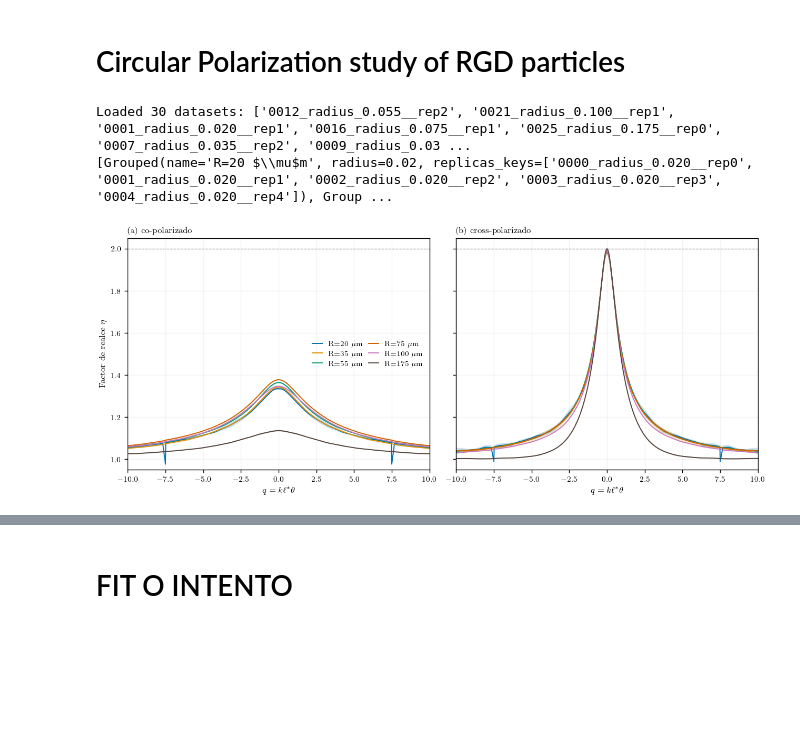
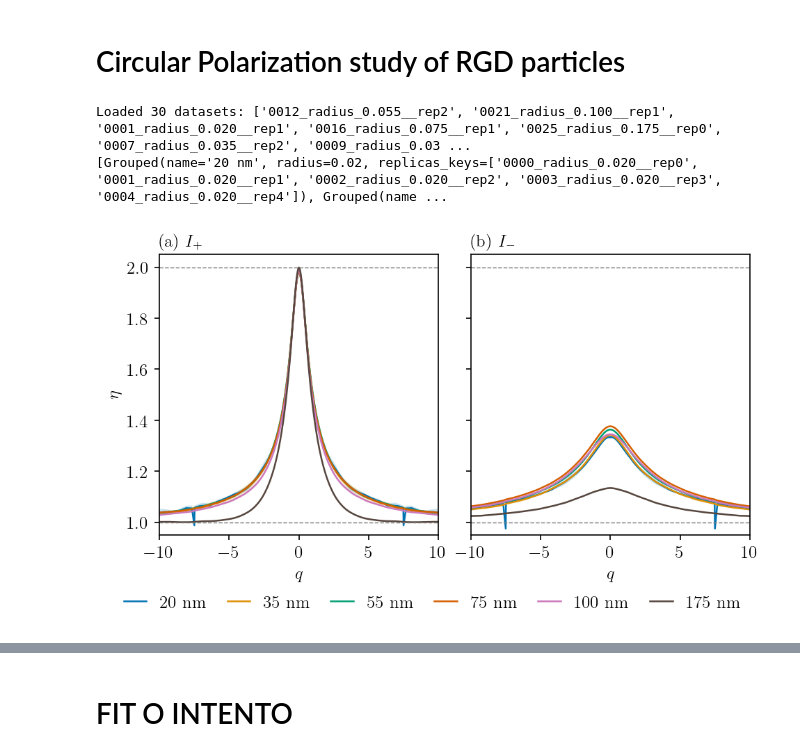
Before and after one commit to niaggar/luminis-mc, a Jupyter notebook: plots/rgd_particles/particles.ipynb, the cells around one changed output, grey strips where cells are left out. Saved outputs shown, nothing was run; the diff lists cells and outputs as text; code cells hidden in the pictures; blank space fills up the shorter version.

```diff
--- a/plots/rgd_particles/particles.ipynb
+++ b/plots/rgd_particles/particles.ipynb
@@ -142,13 +144,13 @@ def get_profile(grouped_rad, phi_index, channel, time_index=0):
     base = tail_baseline(q, E, q_min=25.0)
     return q, E - base + 1.0
 
-def peak_height(q, E, n=3):
+def peak_height(theta, q, E, n=3):
     """E(0) estimado como mediana de los primeros n bins (robusto al ruido del apice)."""
     return np.median(E[:n])
 
-def fwhm_q(q, E, n=3):
+def fwhm_q(theta, q, E, n=3):
     """Ancho total a mitad de altura en unidades de q, por interpolacion lineal."""
-    E0 = peak_height(q, E, n)
+    E0 = peak_height(theta, q, E, n)
     half = 1.0 + 0.5 * (E0 - 1.0)
     below = np.where(E < half)[0]
     if len(below) == 0:
@@ -179 +162,7 @@ FIGDIR = pathlib.Path("figs_tesis"); FIGDIR.mkdir(exist_ok=True)
+# %%
+for g_ in grouped_data:
+    g_.name = rf"${g_.radius*1000:.0f}$ nm"
+
+import pathlib
+FIGDIR = pathlib.Path("figs_tesis"); FIGDIR.mkdir(exist_ok=True)
 # %%
@@ -308,36 +355,38 @@ print(f"Loaded {len(data_keys)} datasets: {data_keys}")
 grouped_data_circular = []
 for rad in radius_values:
     replicas_keys = [key for key, _ in data_names if f"radius_{rad:.3f}" in key]
-    grouped = Grouped(radius=rad, replicas_keys=replicas_keys, name=rf"R={rad*1000:.0f} $\mu$m")
+    grouped = Grouped(radius=rad, replicas_keys=replicas_keys, name=rf"{rad*1000:.0f} nm")
     grouped_data_circular.append(grouped)
 
 print(grouped_data_circular)
 # %% [output]
 Loaded 30 datasets: ['0012_radius_0.055__rep2', '0021_radius_0.100__rep1', '0001_radius_0.020__rep1', '0016_radius_0.075__rep1', '0025_radius_0.175__rep0', '0007_radius_0.035__rep2', '0009_radius_0.03 ...
-[Grouped(name='R=20 $\\mu$m', radius=0.02, replicas_keys=['0000_radius_0.020__rep0', '0001_radius_0.020__rep1', '0002_radius_0.020__rep2', '0003_radius_0.020__rep3', '0004_radius_0.020__rep4']), Group ...
+[Grouped(name='20 nm', radius=0.02, replicas_keys=['0000_radius_0.020__rep0', '0001_radius_0.020__rep1', '0002_radius_0.020__rep2', '0003_radius_0.020__rep3', '0004_radius_0.020__rep4']), Grouped(name ...
 # %%
-fig, (ax1, ax2) = plt.subplots(1, 2, figsize=(TEXTW, 0.42*TEXTW), sharey=True)
+apply(width_frac=1.0)
+fig, (ax1, ax2) = plt.subplots(1, 2, figsize=(TEXTWIDTH_IN, 0.6*TEXTWIDTH_IN), sharey=True)
 
 for c, g_ in zip(COL, grouped_data_circular):
-    for ax, ch in ((ax1, "co"), (ax2, "cross")):
-        q, m, s = profile_stats(sweep_data_circular, g_, 0, ch, basis=circular)          # phi = 0 (X-scan)
+    for ax, ch in ((ax1, "cross"), (ax2, "co")):
+        theta, q, m, s = profile_stats(sweep_data_circular, g_, 0, ch, basis=circular)          # phi = 0 (X-scan)
         qs, ms, ss = mirror(q, m, s)
         ax.plot(qs, ms, color=c, label=g_.name)
         ax.fill_between(qs, ms - ss, ms + ss, color=c, alpha=0.20, lw=0)
 
-for ax, t in ((ax1, "(a) co-polarizado"), (ax2, "(b) cross-polarizado")):
+for ax, t in ((ax1, "(a) $I_+$"), (ax2, "(b) $I_-$")):
     ax.set_xlim(-10, 10); ax.set_ylim(0.95, 2.05)
-    ax.set_xlabel(r"$q = k\ell^*\theta$")
+    ax.set_xlabel(r"$q$")
     ax.set_title(t, loc="left")
-    ax.grid(alpha=0.15)
-ax1.set_ylabel(r"Factor de realce $\eta$")
-ax1.axhline(2.0, ls="--", c="gray", lw=0.7)
-ax2.axhline(2.0, ls="--", c="gray", lw=0.7)
-ax1.legend(ncol=2, columnspacing=0.9, handlelength=1.4)
+    ax.grid(False)
+    ax.axhline(1.0, ls="--", c="gray", lw=0.7)
+    ax.axhline(2.0, ls="--", c="gray", lw=0.7)
 
-fig.tight_layout()
+ax1.set_ylabel(r"$\eta$")
+fig.legend(*ax1.get_legend_handles_labels(),
+           ncol=6, loc="outside lower center",
+           frameon=False, columnspacing=1.2, handlelength=1.3)
 fig.savefig(FIGDIR / "cbs_perfiles_co_cross_circular.pdf")
 plt.show()
 # %% [output]
-[figure, old version]
+[figure, new version]
 # %%
```
Also changed, not shown: parts of 22 cells of this notebook, 42 other files.
